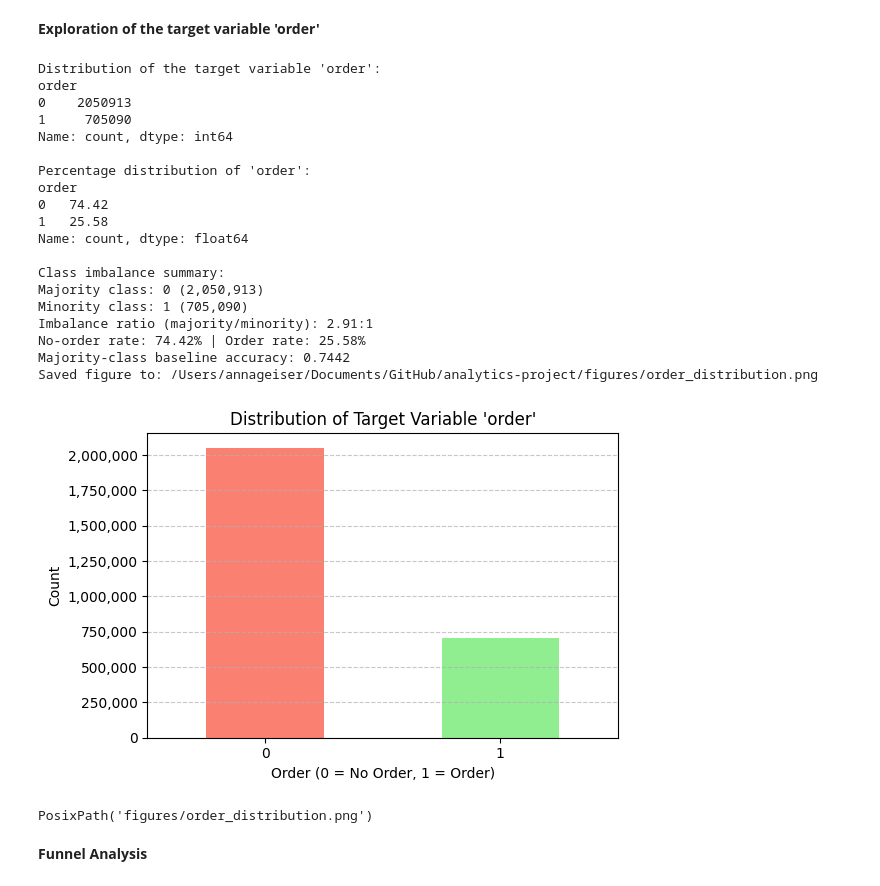
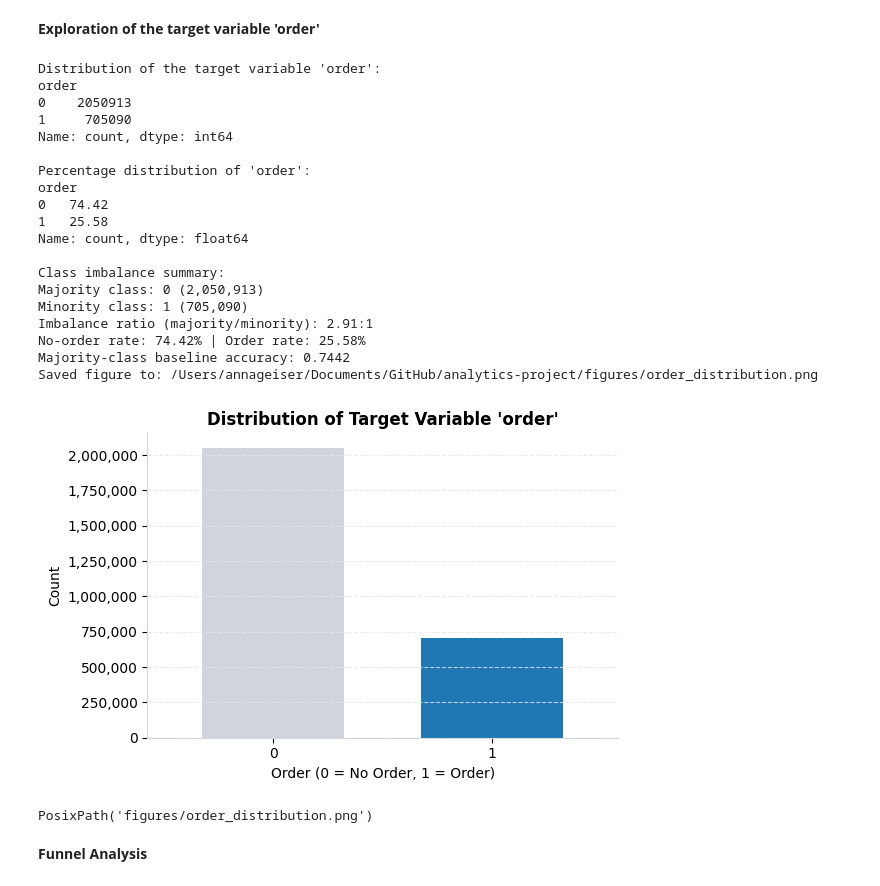
Before and after one commit to annageiser/analytics-project, a Jupyter notebook: main.ipynb, the cells around one changed output. Cells and saved outputs as stored; diff of their text form; code cells hidden in the pictures.

```diff
--- a/main.ipynb
+++ b/main.ipynb
@@ -299,9 +328,18 @@ lineID                   0
 # Show statistical representation of all numbers in the DataFrame without scientific notation for better readability
 pd.set_option("display.float_format", lambda x: f"{x:.2f}")
 
-# Exploration of the target variable ‘order’
+viz = globals().get(
+    "VIZ_COLORS",
+    {
+        "primary": "#1f77b4",
+        "neutral_light": "#d1d5db",
+        "grid": "#e5e7eb",
+    },
+)
+
+# Exploration of the target variable 'order'
 print("Distribution of the target variable 'order':")
-order_counts = train_raw_df["order"].value_counts()
+order_counts = train_raw_df["order"].value_counts().sort_index()
 print(order_counts)
 print()
 print("Percentage distribution of 'order':")
@@ -328,14 +366,17 @@ print(f"No-order rate: {no_order_rate_pct:.2f}% | Order rate: {order_rate_pct:.2
 print(f"Majority-class baseline accuracy: {baseline_majority_accuracy:.4f}")
 
 # Plot
+class_colors = {0: viz["neutral_light"], 1: viz["primary"]}
+bar_colors = [class_colors.get(int(c), viz["neutral_light"]) for c in order_counts.index]
+
 fig, ax = plt.subplots(figsize=(6, 4))
-order_counts.plot(kind="bar", color=["salmon", "lightgreen"], ax=ax)
+order_counts.plot(kind="bar", color=bar_colors, width=0.65, ax=ax)
 ax.set_title("Distribution of Target Variable 'order'")
 ax.set_xlabel("Order (0 = No Order, 1 = Order)")
 ax.set_ylabel("Count")
 ax.yaxis.set_major_formatter(plt.FuncFormatter(lambda x, _: f"{int(x):,}"))
 ax.tick_params(axis="x", rotation=0)
-ax.grid(axis="y", linestyle="--", alpha=0.7)
+ax.grid(axis="y", alpha=0.8, color=viz["grid"])
 
 FIGURES_DIR = Path("figures")
 FIGURES_DIR.mkdir(parents=True, exist_ok=True)
@@ -345,34 +386,34 @@ def save_and_show(fig, filename: str, dpi: int = 300) -> Path:
     fig.tight_layout()
     fig.savefig(out_path, dpi=dpi, bbox_inches="tight")
     if not out_path.exists():
         raise FileNotFoundError(f"Figure was not saved: {out_path}")
     print(f"Saved figure to: {out_path.resolve()}")
     plt.show()
     plt.close(fig)
     return out_path
 
 save_and_show(fig, "order_distribution.png")
 # %% [output]
 Distribution of the target variable 'order':
 order
 0    2050913
 1     705090
 Name: count, dtype: int64
 
 Percentage distribution of 'order':
 order
 0   74.42
 1   25.58
 Name: count, dtype: float64
 
 Class imbalance summary:
 Majority class: 0 (2,050,913)
 Minority class: 1 (705,090)
 Imbalance ratio (majority/minority): 2.91:1
 No-order rate: 74.42% | Order rate: 25.58%
 Majority-class baseline accuracy: 0.7442
 Saved figure to: /Users/annageiser/Documents/GitHub/analytics-project/figures/order_distribution.png
-[figure, old version]
+[figure, new version]
 PosixPath('figures/order_distribution.png')
 # %% [markdown]
 **Funnel Analysis**
```
Also changed, not shown: parts of 6 cells of this notebook.
